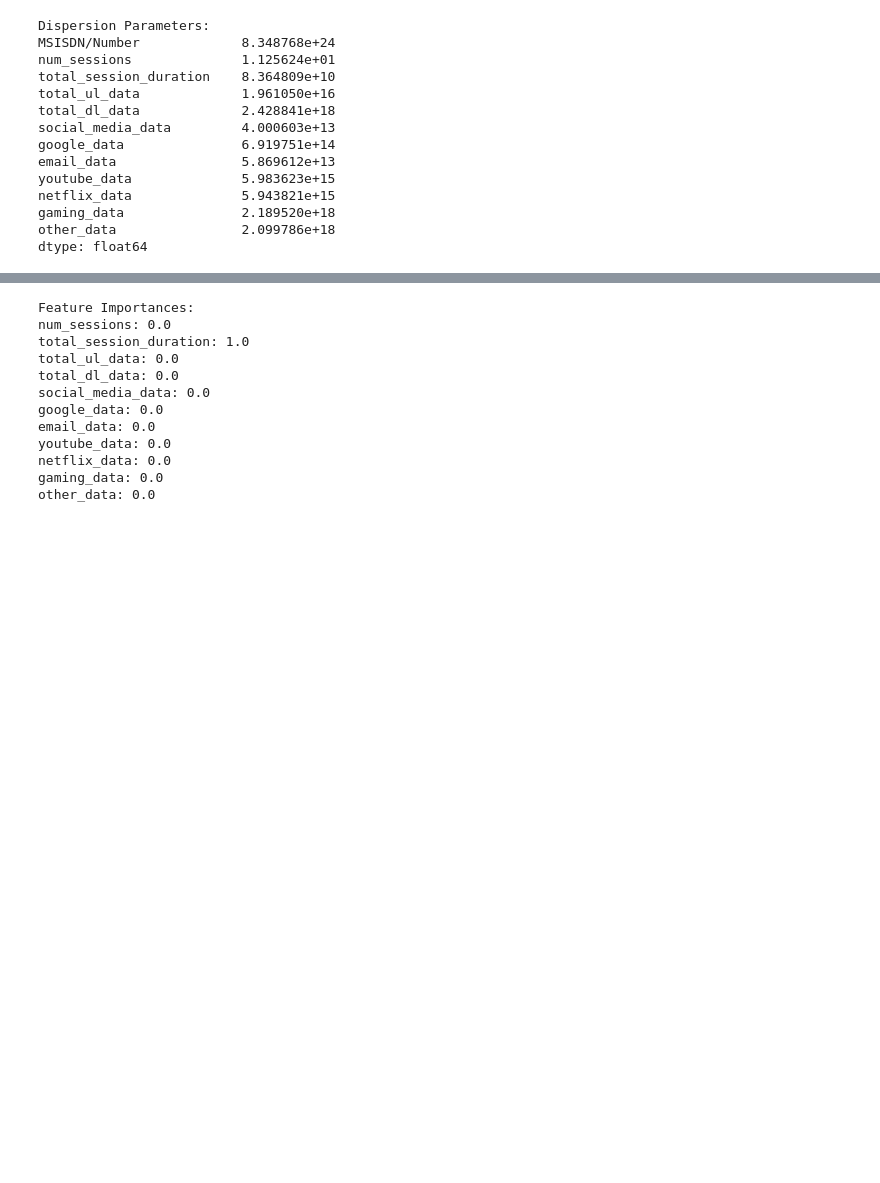
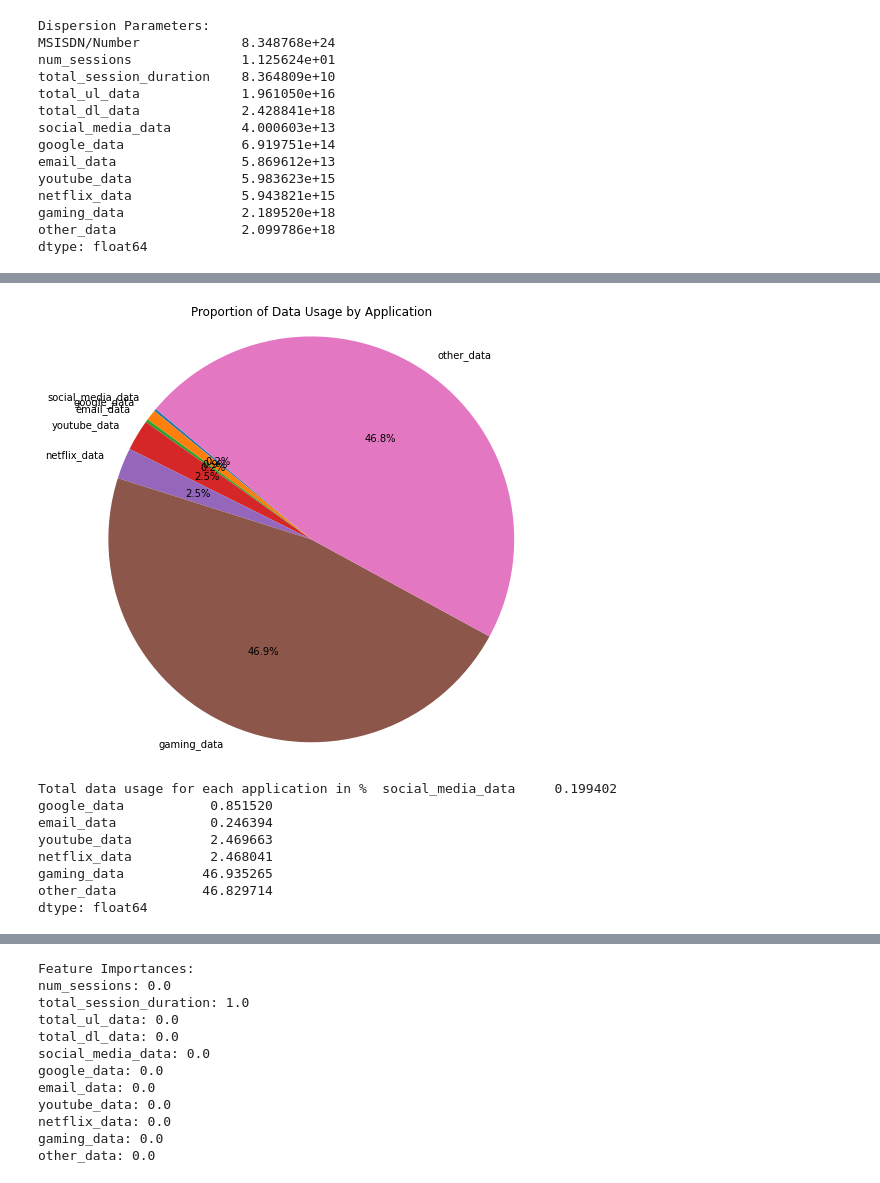
Before and after one commit to Yaadee/profitability_data_analysis, a Jupyter notebook: notebooks/EDA analysis.ipynb, the cells around one changed output, grey strips where cells are left out. Saved outputs shown, nothing was run; the diff lists cells and outputs as text; code cells hidden in the pictures; blank space fills up the shorter version.

```diff
--- a/notebooks/EDA analysis.ipynb
+++ b/notebooks/EDA analysis.ipynb
@@ -241 +316,25 @@ dtype: float64
+# %%
+# Calculate total data usage for each application
+total_data_usage = user_data[applications].sum()
+
+# Calculate total data usage as percentages
+total_data_usage_percent = (total_data_usage / total_data_usage.sum()) * 100
+
+# Plotting pie chart
+plt.figure(figsize=(8, 8))
+plt.pie(total_data_usage_percent, labels=applications, autopct='%1.1f%%', startangle=140)
+plt.title('Proportion of Data Usage by Application')
+plt.axis('equal')  # Equal aspect ratio ensures that pie is drawn as a circle.
+plt.show()
+print("Total data usage for each application in % " ,total_data_usage_percent)
+# %% [output]
+[figure, added]
+Total data usage for each application in %  social_media_data     0.199402
+google_data           0.851520
+email_data            0.246394
+youtube_data          2.469663
+netflix_data          2.468041
+gaming_data          46.935265
+other_data           46.829714
+dtype: float64
 # %%
```
Also changed, not shown: parts of 22 cells of this notebook, 2 other files.
